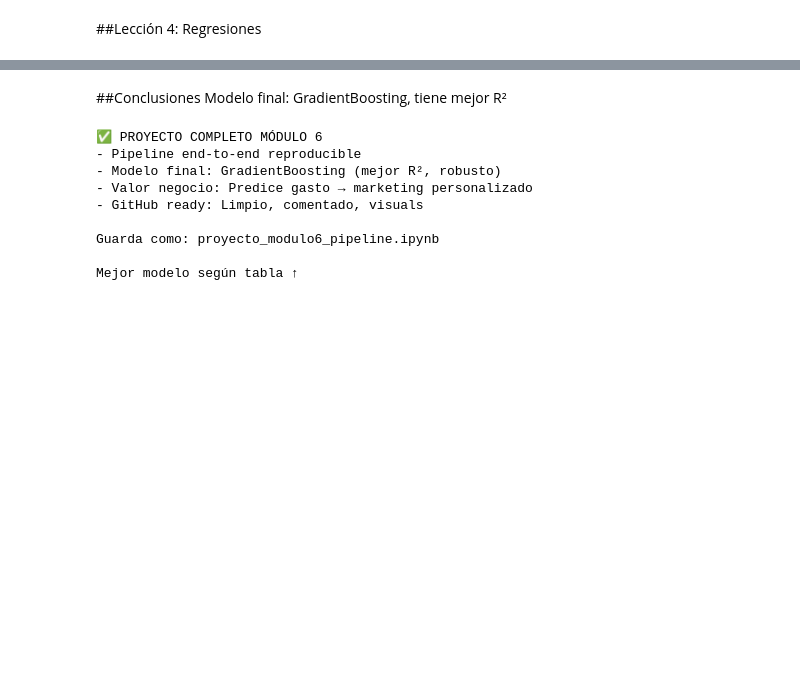
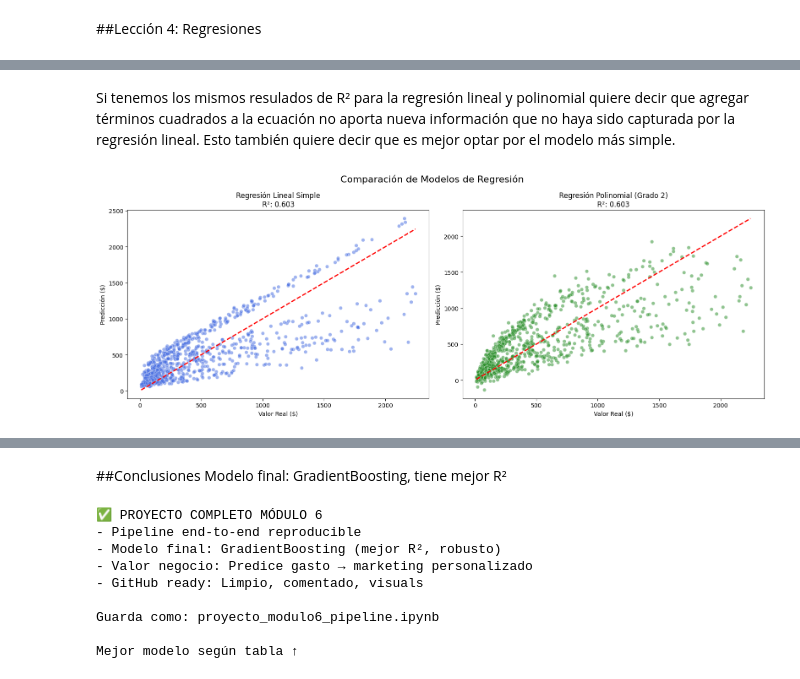
Before and after one commit to luisleonb/Proyecto_M6_ABP, a Jupyter notebook: Proyecto_M6_Luis_León.ipynb, the cells around one changed output, grey strips where cells are left out. Saved outputs shown, nothing was run; the diff lists cells and outputs as text; code cells hidden in the pictures; blank space fills up the shorter version.

```diff
--- a/Proyecto_M6_Luis_León.ipynb
+++ b/Proyecto_M6_Luis_León.ipynb
@@ -229,0 +223,26 @@ Poly R²:   1.000
+# %% [markdown]
+Si tenemos los mismos resulados de R² para la regresión lineal y polinomial quiere decir que agregar términos cuadrados a la ecuación no aporta nueva información que no haya sido capturada por la regresión lineal. Esto también quiere decir que es mejor optar por el modelo más simple.
+# %%
+#Comparación Lineal - Polinomial
+
+fig, (ax1, ax2) = plt.subplots(1, 2, figsize=(16, 6))
+
+# Gráfico Regresión Lineal
+sns.scatterplot(x=y_test, y=y_pred_linear, ax=ax1, color='royalblue', alpha=0.5)
+ax1.plot([y_test.min(), y_test.max()], [y_test.min(), y_test.max()], 'r--', lw=2)
+ax1.set_title(f'Regresión Lineal Simple\nR²: {pipeline_linear.score(X_test, y_test):.3f}', fontsize=12)
+ax1.set_xlabel('Valor Real ($)')
+ax1.set_ylabel('Predicción ($)')
+
+# Gráfico Regresión Polinomial
+sns.scatterplot(x=y_test, y=y_pred_poly, ax=ax2, color='forestgreen', alpha=0.5)
+ax2.plot([y_test.min(), y_test.max()], [y_test.min(), y_test.max()], 'r--', lw=2)
+ax2.set_title(f'Regresión Polinomial (Grado 2)\nR²: {pipeline_poly.score(X_test, y_test):.3f}', fontsize=12)
+ax2.set_xlabel('Valor Real ($)')
+ax2.set_ylabel('Predicción ($)')
+
+plt.suptitle('Comparación de Modelos de Regresión', fontsize=16)
+plt.tight_layout()
+plt.show()
+# %% [output]
+[figure, added]
```
Also changed, not shown: parts of 30 cells of this notebook.
